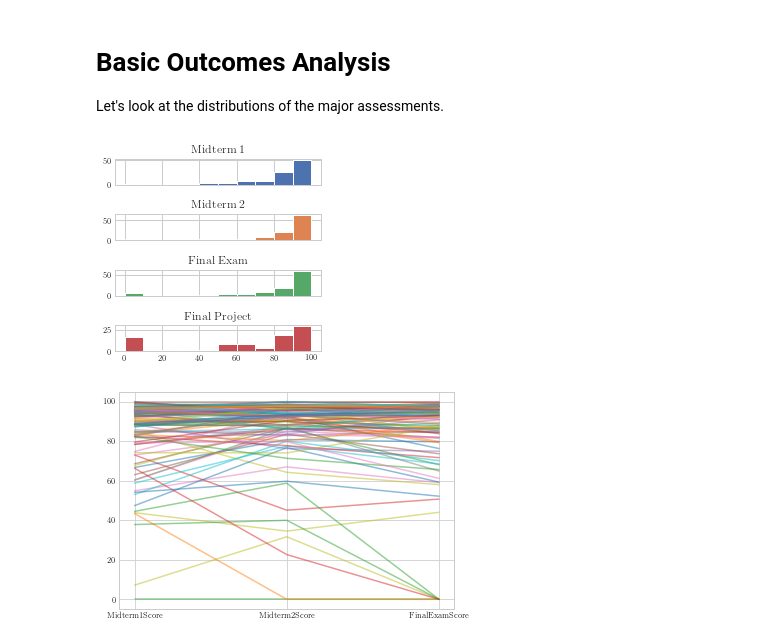
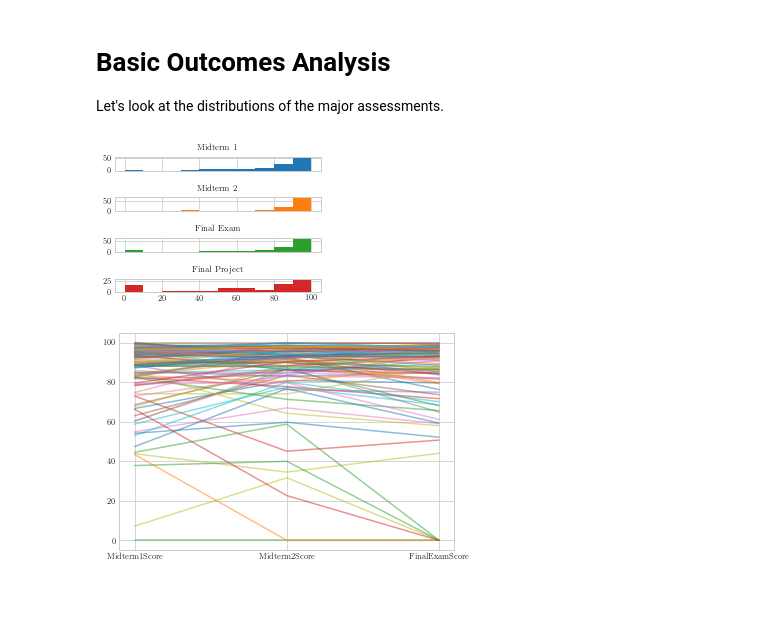
Before and after one commit to acbart/csedm20-paper-cs1-analysis, a Jupyter notebook: notebooks/Mistake Analysis.ipynb, the cells around one changed output. Drawn from its saved outputs; the diff is of its cells as text; code cells hidden in the pictures; blank space fills up the shorter version.

Commit message:
Figures, final version for paper release

```diff
--- a/notebooks/Mistake Analysis.ipynb
+++ b/notebooks/Mistake Analysis.ipynb
@@ -412,22 +412,25 @@ subjects.sample(5).T
 
 Let's look at the distributions of the major assessments.
 # %%
+titles = ['Midterm 1', 'Midterm 2', 'Final Exam', 'Final Project']
 axes = subjects.plot(kind='hist',
                      y=['Midterm1Score', 'Midterm2Score', 'FinalExamScore', 'FinalProjectScore'],
-             sharex=True, layout=(4, 1), figsize=(COLUMN_WIDTH, COLUMN_WIDTH),
-              subplots=True, title=['Midterm 1', 'Midterm 2', 'Final Exam', 'Final Project'], legend=False,
+             sharex=True, layout=(4, 1), figsize=(COLUMN_WIDTH, .75*COLUMN_WIDTH),
+              subplots=True, title=titles, legend=False,
              bins=[0, 10, 20, 30, 40, 50, 60, 70, 80, 90, 100])
-for ax in axes:
+for ax, title in zip(axes, titles):
     #ax[0].title.set_visible(False)
     ax[0].set_ylabel("")
+    ax[0].set_title(title, fontsize='small')
+    #ax[0].titlesize = 10
 #plt.plot(subjects[['Midterm1Score', 'Midterm2Score', 'FinalExamScore', 'FinalProjectScore']], alpha=.25)
 #sns.pairplot(subjects[['Midterm1Score', 'Midterm2Score', 'FinalExamScore', 'FinalProjectScore']],
 #             height=TEXT_WIDTH/4, corner=True)
 plt.tight_layout()
 save_figure('grade_distributions.pdf')
 plt.show()
 # %% [output]
-[figure, old version]
+[figure, new version]
 # %%
 # Parallel coordinate plot to see how they progress over the course of the semester.
 
```
Also changed, not shown: parts of 16 cells of this notebook, 31 other files.
